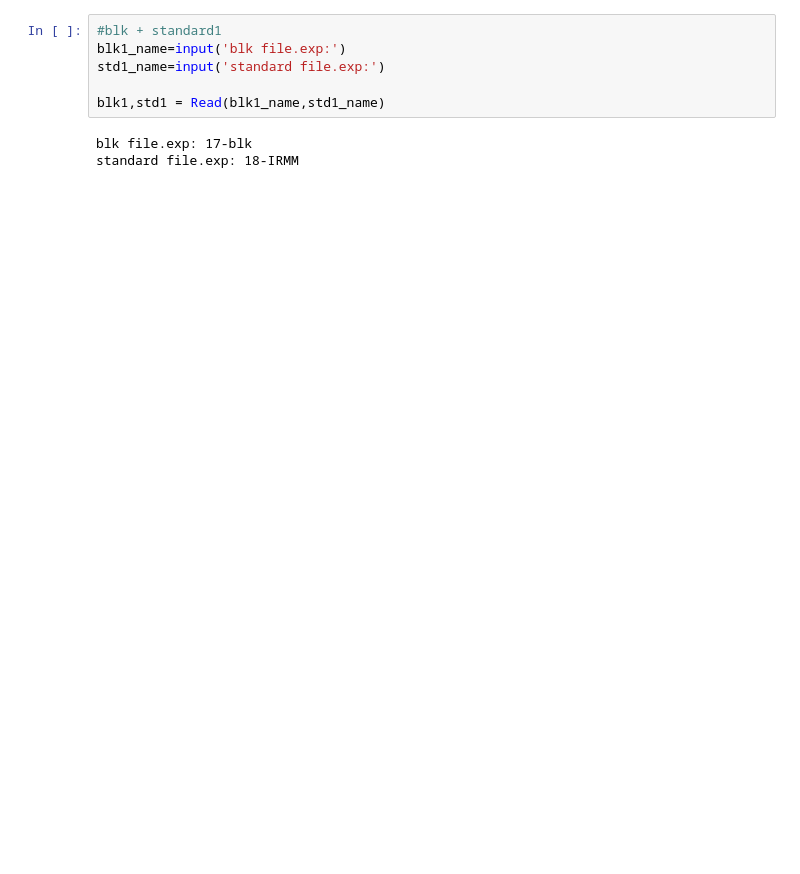
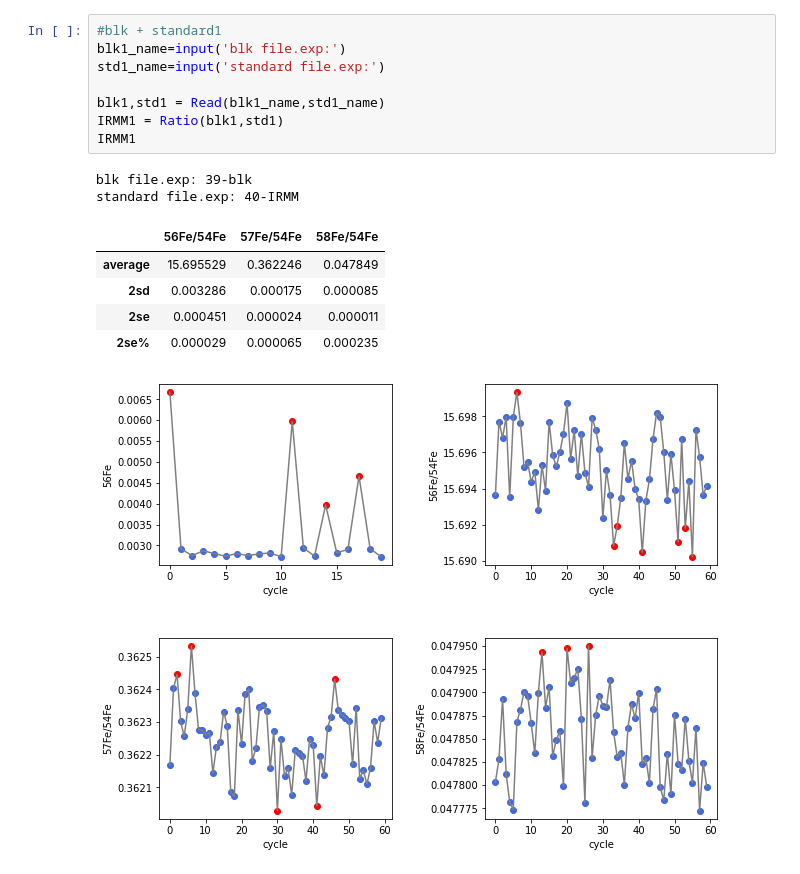
Before and after one commit to NHasegawa08/Program_Files, a Jupyter notebook: Neptune(MC-ICP-MS)/Neptune_Data_Analyzer.ipynb, the cells around one changed output. Drawn from its saved outputs; the diff is of its cells as text; blank space fills up the shorter version.

```diff
--- a/Neptune(MC-ICP-MS)/Neptune_Data_Analyzer.ipynb
+++ b/Neptune(MC-ICP-MS)/Neptune_Data_Analyzer.ipynb
@@ -12,12 +16,20 @@ print(os.getcwd())
 # %%
 #blk + standard1
 blk1_name=input('blk file.exp:')
 std1_name=input('standard file.exp:')
 
 blk1,std1 = Read(blk1_name,std1_name)
+IRMM1 = Ratio(blk1,std1)
+IRMM1
 # %% [output]
-blk file.exp: 17-blk
-standard file.exp: 18-IRMM
+blk file.exp: 39-blk
+standard file.exp: 40-IRMM
+|  | 56Fe/54Fe | 57Fe/54Fe | 58Fe/54Fe |
+| average | 15.695529 | 0.362246 | 0.047849 |
+| 2sd | 0.003286 | 0.000175 | 0.000085 |
+| 2se | 0.000451 | 0.000024 | 0.000011 |
+| 2se% | 0.000029 | 0.000065 | 0.000235 |
+[figure, added]
 # %%
 #blk + sample
 blk2_name=input('blk file.exp:')
```
Also changed, not shown: parts of 6 cells of this notebook.
